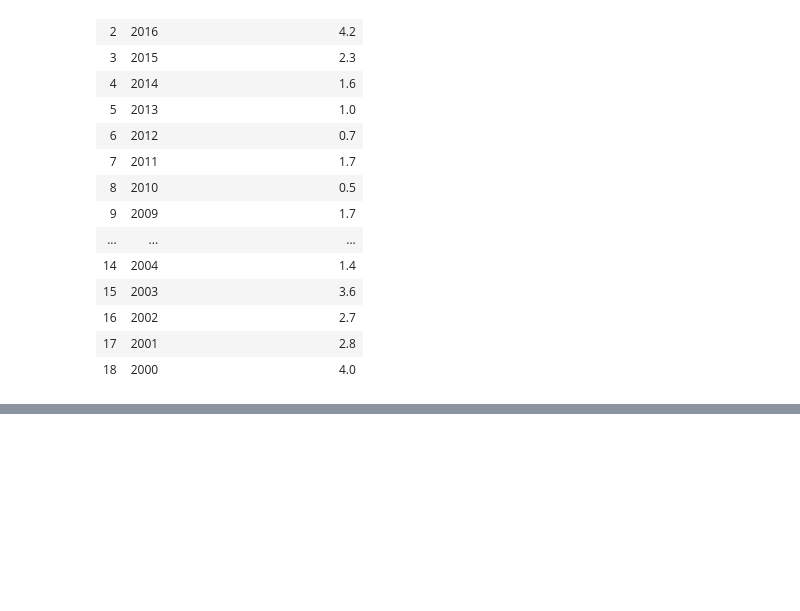
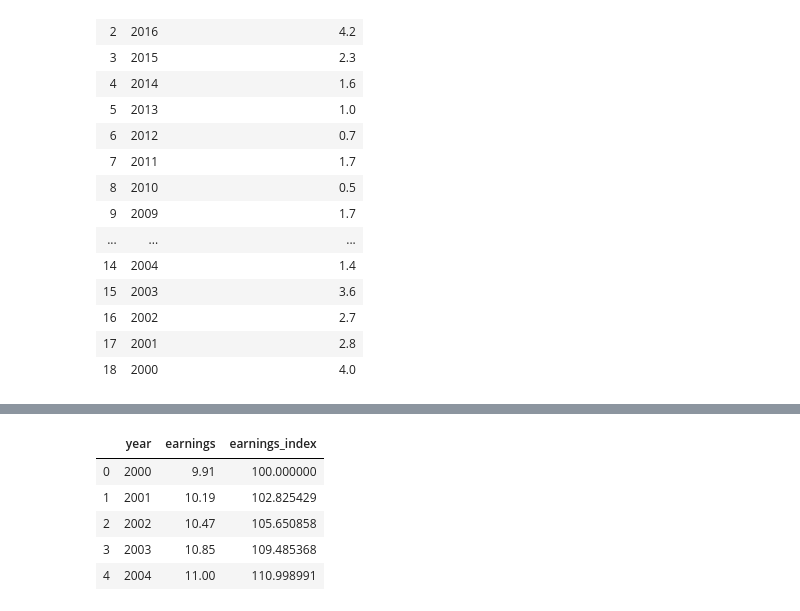
Before and after one commit to Emma-Pang/team_efx_dataproject, a Jupyter notebook: earnings.ipynb, the cells around one changed output, grey strips where cells are left out. Drawn from its saved outputs; the diff is of its cells as text; code cells hidden in the pictures; blank space fills up the shorter version.

```diff
--- a/earnings.ipynb
+++ b/earnings.ipynb
@@ -158,0 +177,10 @@ pct_changes_new.to_csv("csv_series/US_earnings_pctchange.csv", index=False, head
+# %%
+hourly_earnings_sort['earnings_index'] = (hourly_earnings_sort['earnings']/hourly_earnings_sort.loc[0,'earnings'])*100
+hourly_earnings_sort.head()
+# %% [output]
+|  | year | earnings | earnings_index |
+| 0 | 2000 | 9.91 | 100.000000 |
+| 1 | 2001 | 10.19 | 102.825429 |
+| 2 | 2002 | 10.47 | 105.650858 |
+| 3 | 2003 | 10.85 | 109.485368 |
+| 4 | 2004 | 11.00 | 110.998991 |
```
Also changed, not shown: parts of 7 cells of this notebook, 2 other files.
